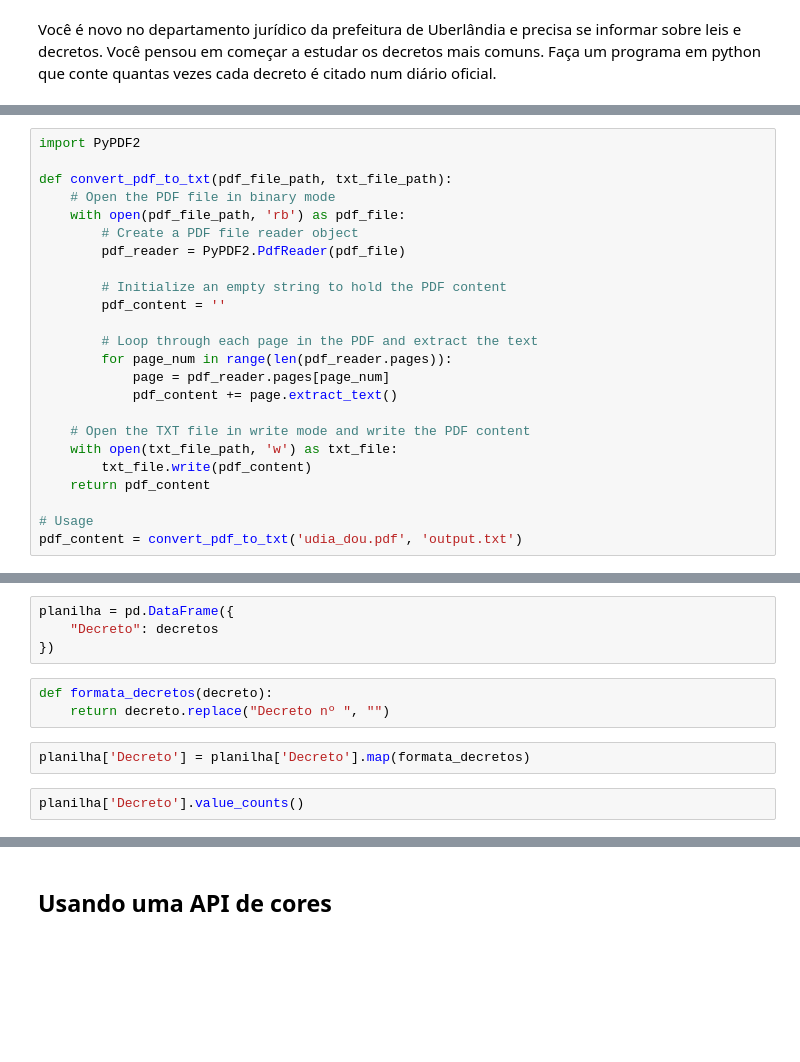
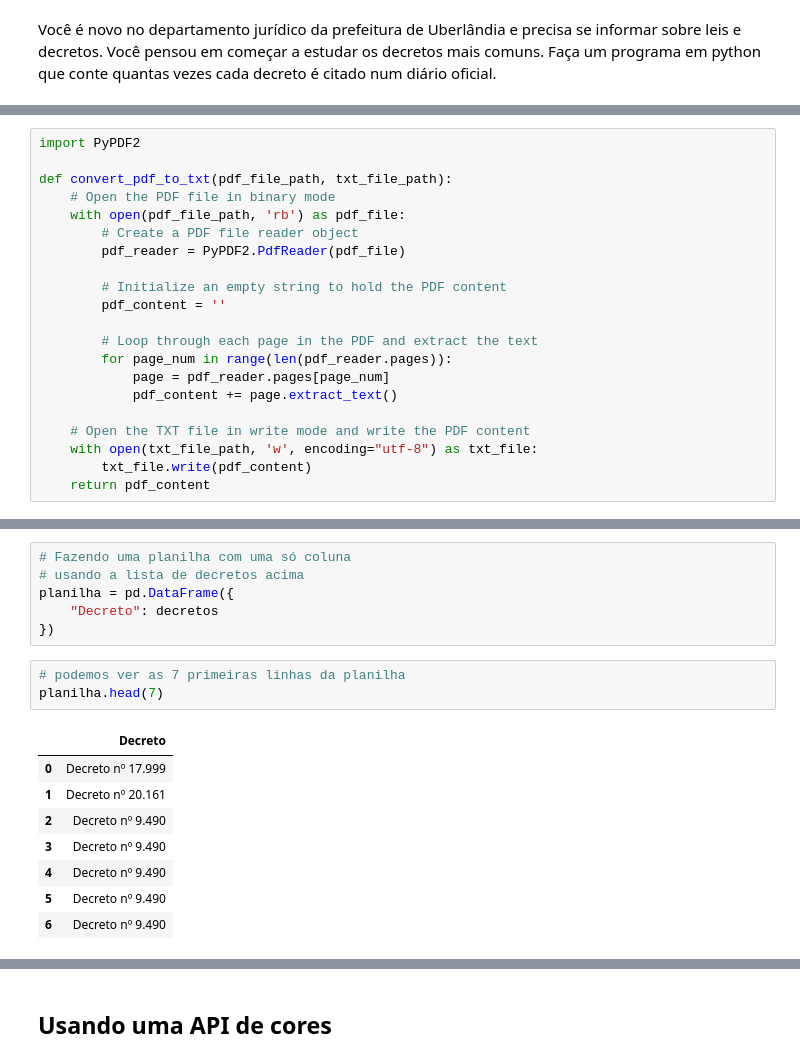
Before and after one commit to leandrocl2005/uftm-mini-cursos, a Jupyter notebook: modelagem-negocios-prototipagem/aula03_python.ipynb, the cells around one changed output, grey strips where cells are left out. Drawn from its saved outputs; the diff is of its cells as text; blank space fills up the shorter version.

```diff
--- a/modelagem-negocios-prototipagem/aula03_python.ipynb
+++ b/modelagem-negocios-prototipagem/aula03_python.ipynb
@@ -244,9 +380,6 @@ def convert_pdf_to_txt(pdf_file_path, txt_file_path):
             pdf_content += page.extract_text()
 
     # Open the TXT file in write mode and write the PDF content
-    with open(txt_file_path, 'w') as txt_file:
+    with open(txt_file_path, 'w', encoding="utf-8") as txt_file:
         txt_file.write(pdf_content)
     return pdf_content
-
-# Usage
-pdf_content = convert_pdf_to_txt('udia_dou.pdf', 'output.txt')
@@ -257,11 +405,18 @@ print(decretos)
-# %%
-planilha = pd.DataFrame({
-    "Decreto": decretos
-})
-# %%
-def formata_decretos(decreto):
-    return decreto.replace("Decreto nº ", "")
-# %%
-planilha['Decreto'] = planilha['Decreto'].map(formata_decretos)
-# %%
-planilha['Decreto'].value_counts()
+# %%
+# Fazendo uma planilha com uma só coluna
+# usando a lista de decretos acima
+planilha = pd.DataFrame({
+    "Decreto": decretos
+})
+# %%
+# podemos ver as 7 primeiras linhas da planilha
+planilha.head(7)
+# %% [output]
+|  | Decreto |
+| 0 | Decreto nº 17.999 |
+| 1 | Decreto nº 20.161 |
+| 2 | Decreto nº 9.490 |
+| 3 | Decreto nº 9.490 |
+| 4 | Decreto nº 9.490 |
+| 5 | Decreto nº 9.490 |
+| 6 | Decreto nº 9.490 |
```
Also changed, not shown: parts of 75 cells of this notebook, 6 other files.
